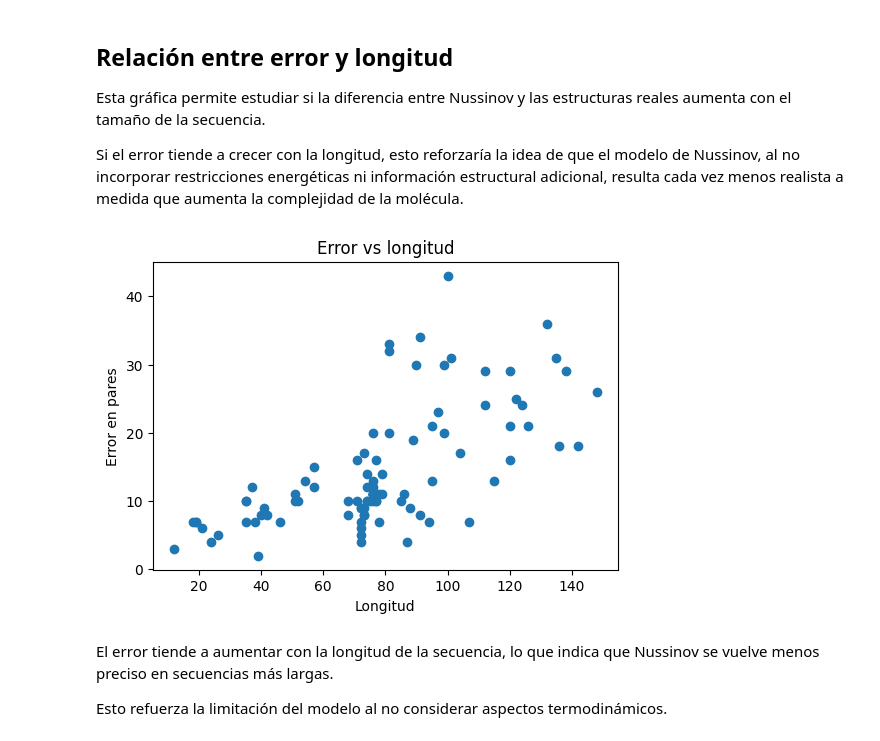
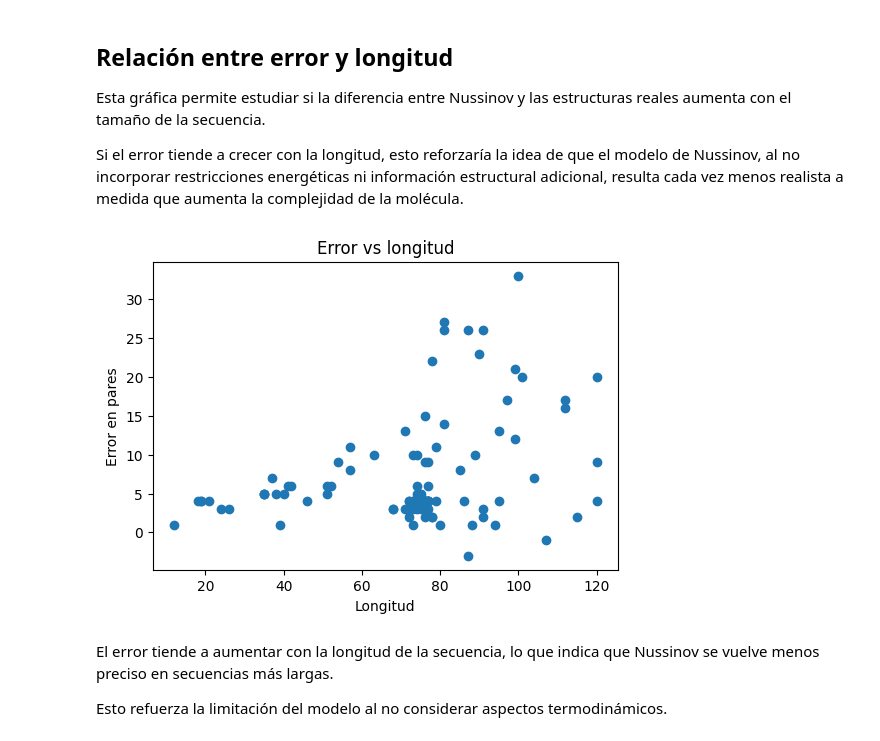
Before and after one commit to lperez1403/Bioinformatica-proyecto, a Jupyter notebook: docs/analysis.ipynb, the cells around one changed output. Cells and saved outputs as stored; diff of their text form; code cells hidden in the pictures.

```diff
--- a/docs/analysis.ipynb
+++ b/docs/analysis.ipynb
@@ -132,7 +132,8 @@ Además del error absoluto en número de pares, resulta útil analizar el error
 
 Esta métrica es más informativa cuando se comparan secuencias de distinta longitud, porque normaliza la diferencia observada y permite identificar en qué casos el algoritmo sobreestima más intensamente la estructura secundaria.
 # %%
-df["Error_relativo"] = df["Error_Pares"] / df["Pares_DBN"].replace(0, 1)
+df["Error_relativo"] = df["Error_Pares_DBN"] / df["Pares_DBN"]
+df["Error_relativo"] = df["Error_relativo"].replace([np.inf, -np.inf], np.nan)
 
 df["Error_relativo"].mean()
 # %% [output]
@@ -184,13 +187,13 @@ Esta gráfica permite estudiar si la diferencia entre Nussinov y las estructuras
 Si el error tiende a crecer con la longitud, esto reforzaría la idea de que el modelo de Nussinov, al no incorporar restricciones energéticas ni información estructural adicional, resulta cada vez menos realista a medida que aumenta la complejidad de la molécula.
 # %%
 plt.figure(figsize=(6,4))
-plt.scatter(df["Longitud"], df["Error_Pares"])
+plt.scatter(df["Longitud"], df["Error_Pares_DBN"])
 plt.xlabel("Longitud")
 plt.ylabel("Error en pares")
 plt.title("Error vs longitud")
 plt.show()
 # %% [output]
-[figure, old version]
+[figure, new version]
 # %% [markdown]
 El error tiende a aumentar con la longitud de la secuencia, lo que indica que Nussinov se vuelve menos preciso en secuencias más largas.
 
```
Also changed, not shown: parts of 14 cells of this notebook, 1 other file.
